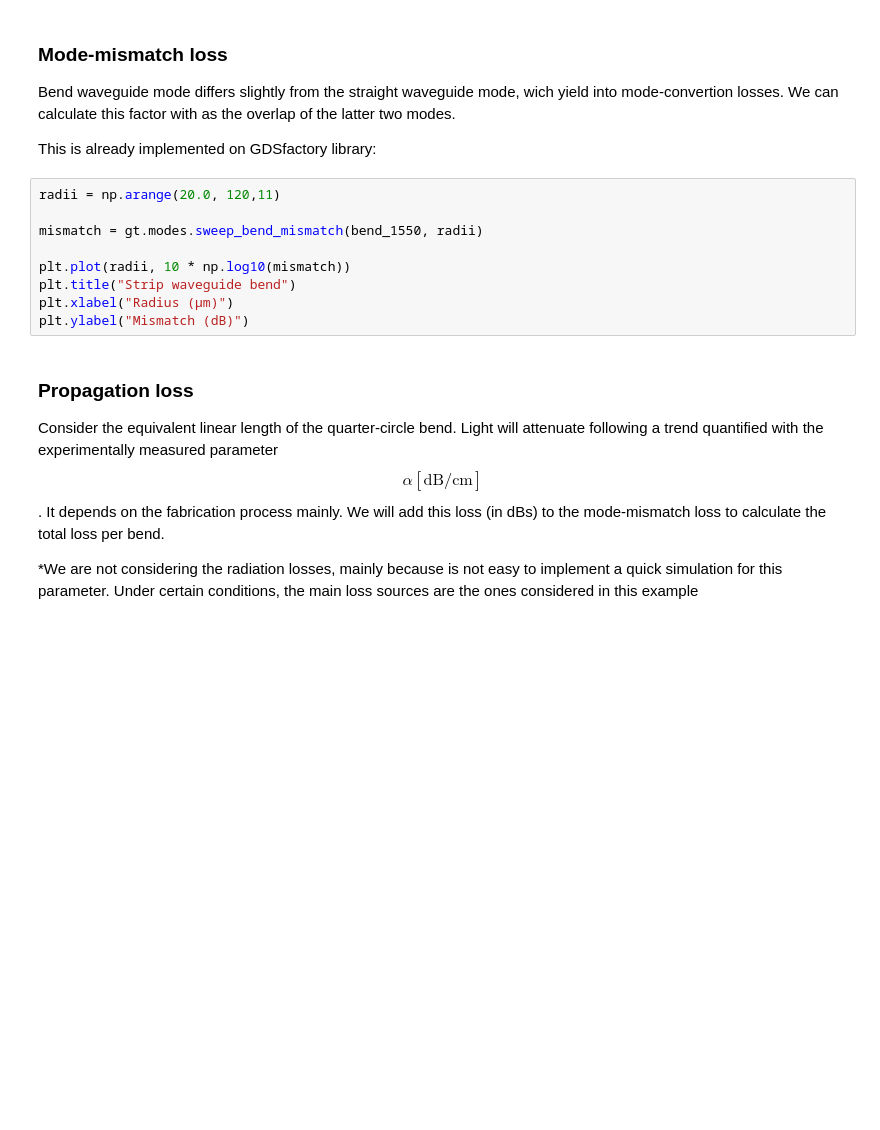
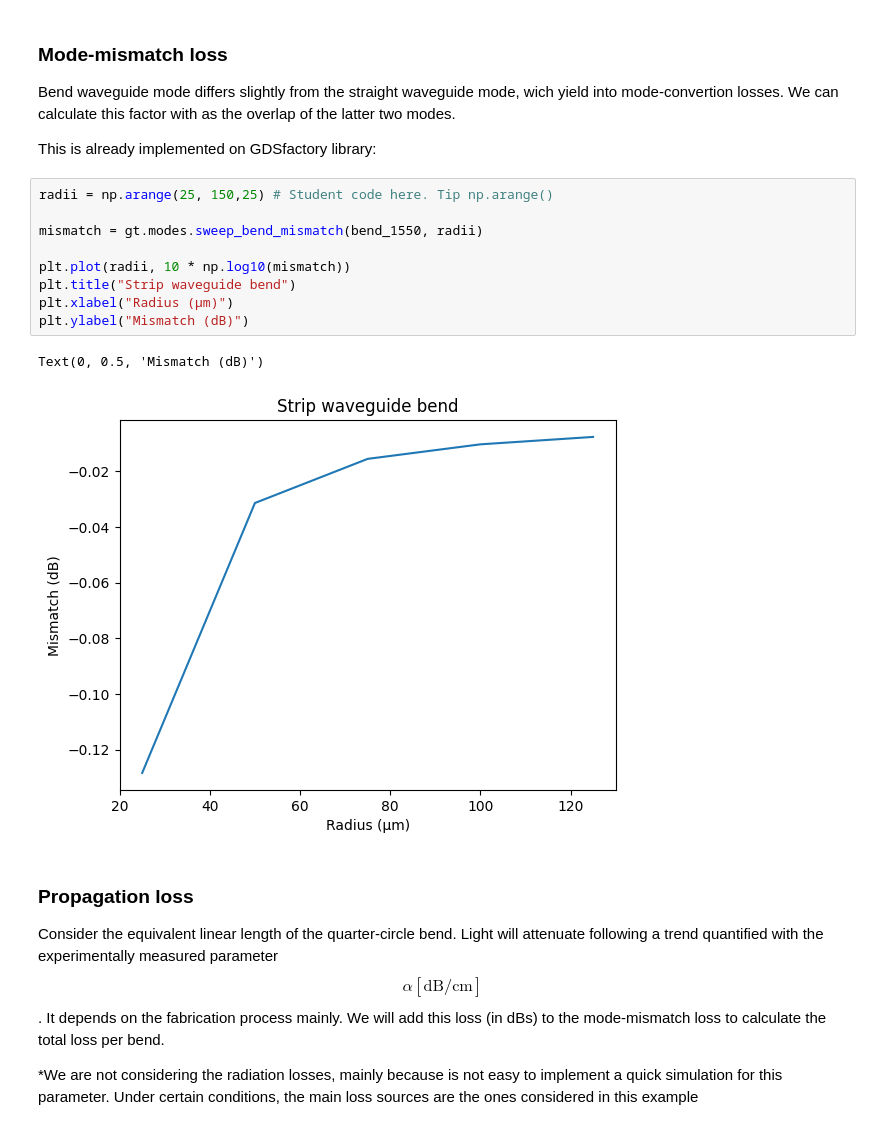
Before and after one commit to rauleet/cifoin-lab1, a Jupyter notebook: WAVEGUIDES_Student.ipynb, the cells around one changed output. Drawn from its saved outputs; the diff is of its cells as text; blank space fills up the shorter version.

```diff
--- a/WAVEGUIDES_Student.ipynb
+++ b/WAVEGUIDES_Student.ipynb
@@ -637,14 +643,17 @@ Bend waveguide mode differs slightly from the straight waveguide mode, wich yiel
 
 This is already implemented on GDSfactory library:
 # %%
-radii = np.arange(20.0, 120,11)
+radii = np.arange(25, 150,25) # Student code here. Tip np.arange()
 
 mismatch = gt.modes.sweep_bend_mismatch(bend_1550, radii)
 
 plt.plot(radii, 10 * np.log10(mismatch))
 plt.title("Strip waveguide bend")
 plt.xlabel("Radius (μm)")
 plt.ylabel("Mismatch (dB)")
+# %% [output]
+Text(0, 0.5, 'Mismatch (dB)')
+[figure, added]
 # %% [markdown]
 ### Propagation loss
 
```
Also changed, not shown: parts of 2 cells of this notebook.
